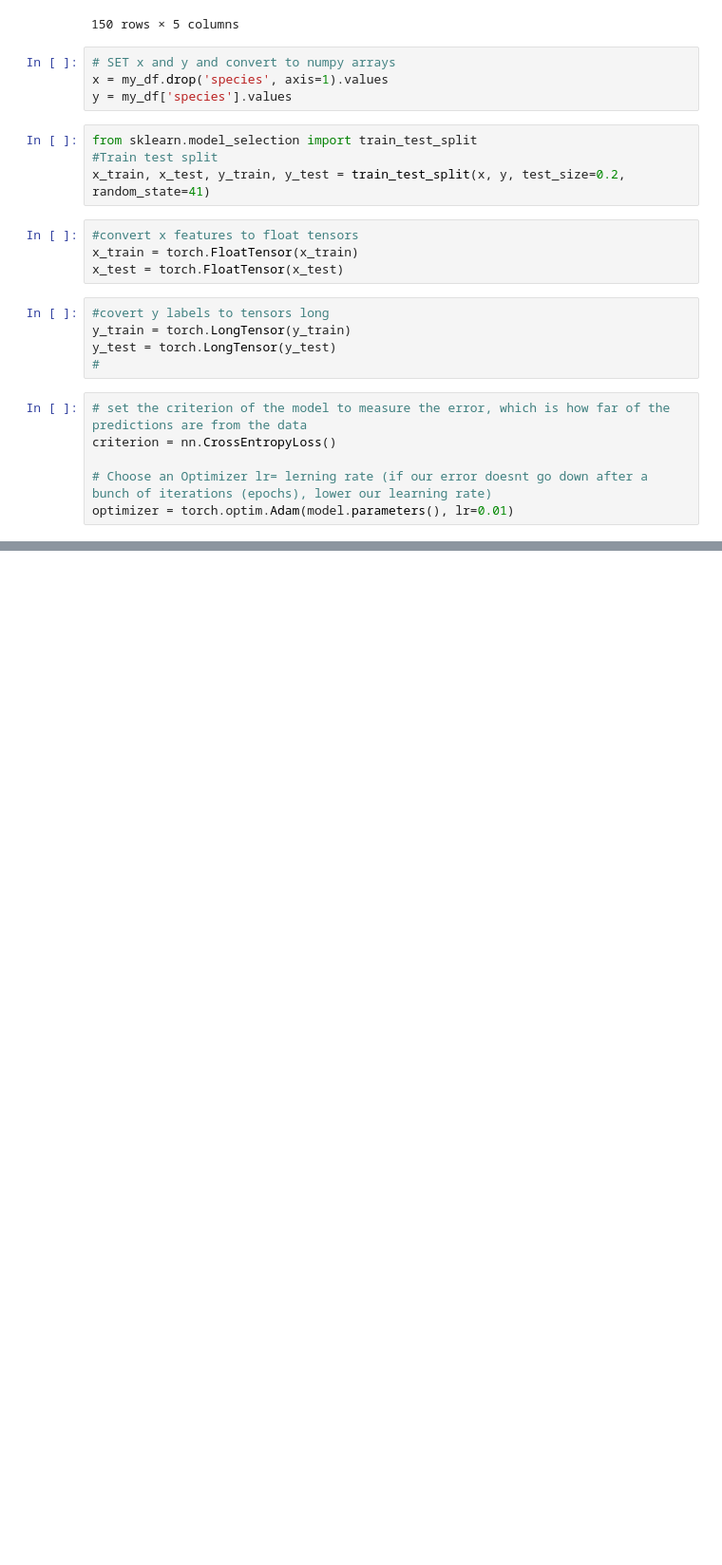
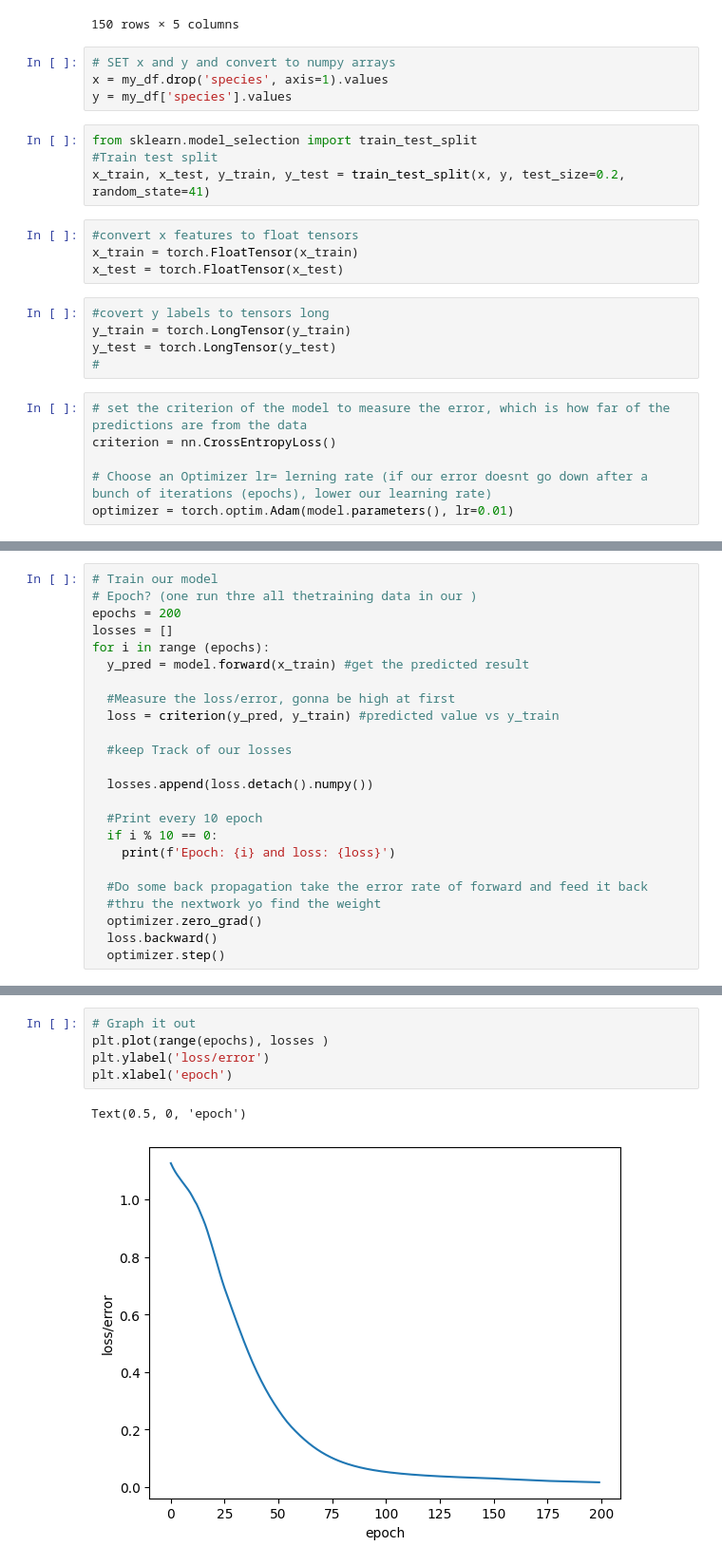
Before and after one commit to ibrahimabdulj/deep-learning-project, a Jupyter notebook: Deeplearningprj.ipynb, the cells around one changed output, grey strips where cells are left out. Shown at 95% size. Drawn from its saved outputs; the diff is of its cells as text; blank space fills up the shorter version.

```diff
--- a/Deeplearningprj.ipynb
+++ b/Deeplearningprj.ipynb
@@ -92,0 +85,24 @@ model.parameters
+# %%
+# Train our model
+# Epoch? (one run thre all thetraining data in our )
+epochs = 200
+losses = []
+for i in range (epochs):
+  y_pred = model.forward(x_train) #get the predicted result
+
+  #Measure the loss/error, gonna be high at first
+  loss = criterion(y_pred, y_train) #predicted value vs y_train
+
+  #keep Track of our losses
+
+  losses.append(loss.detach().numpy())
+
+  #Print every 10 epoch
+  if i % 10 == 0:
+    print(f'Epoch: {i} and loss: {loss}')
+
+  #Do some back propagation take the error rate of forward and feed it back
+  #thru the nextwork yo find the weight
+  optimizer.zero_grad()
+  loss.backward()
+  optimizer.step()
@@ -92,0 +130,8 @@ model.parameters
+# %%
+# Graph it out
+plt.plot(range(epochs), losses )
+plt.ylabel('loss/error')
+plt.xlabel('epoch')
+# %% [output]
+Text(0.5, 0, 'epoch')
+[figure, added]
```
Also changed, not shown: parts of 5 cells of this notebook.
